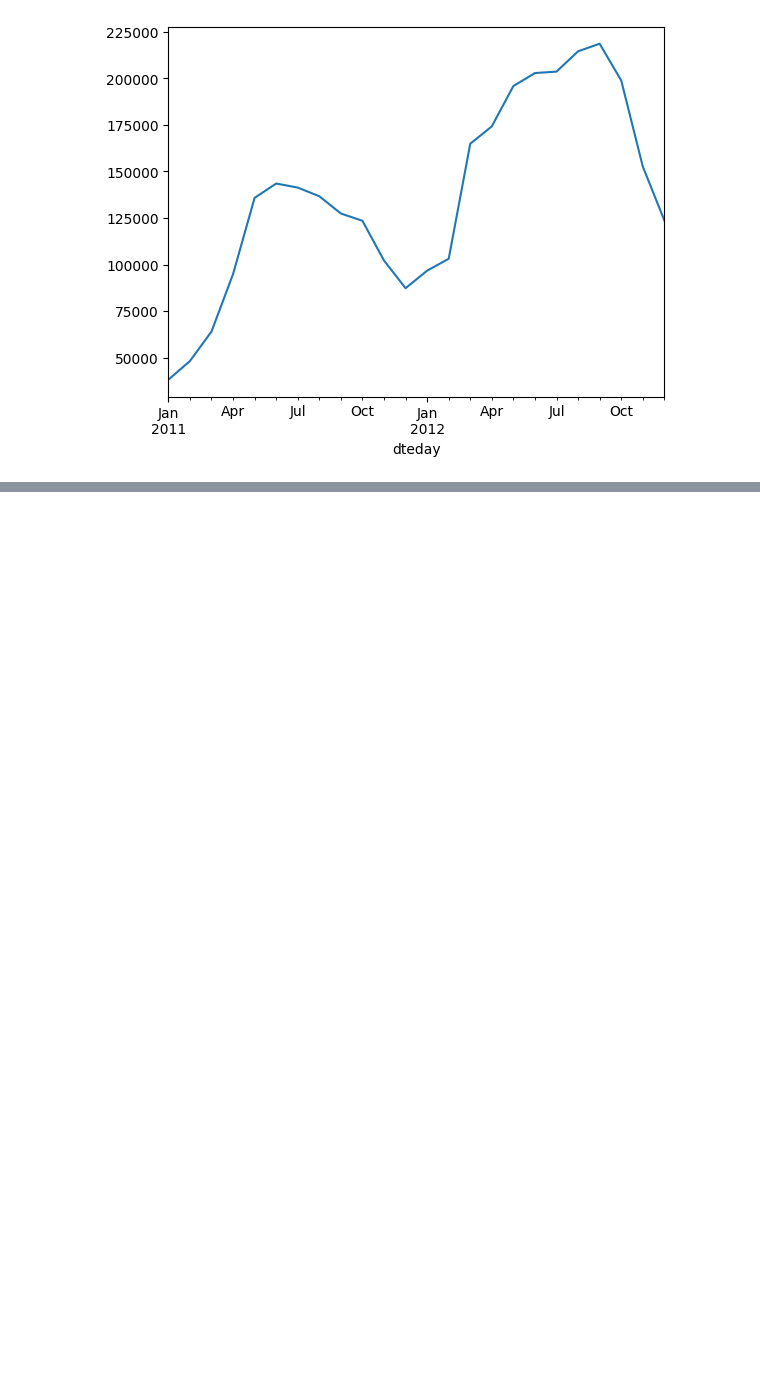
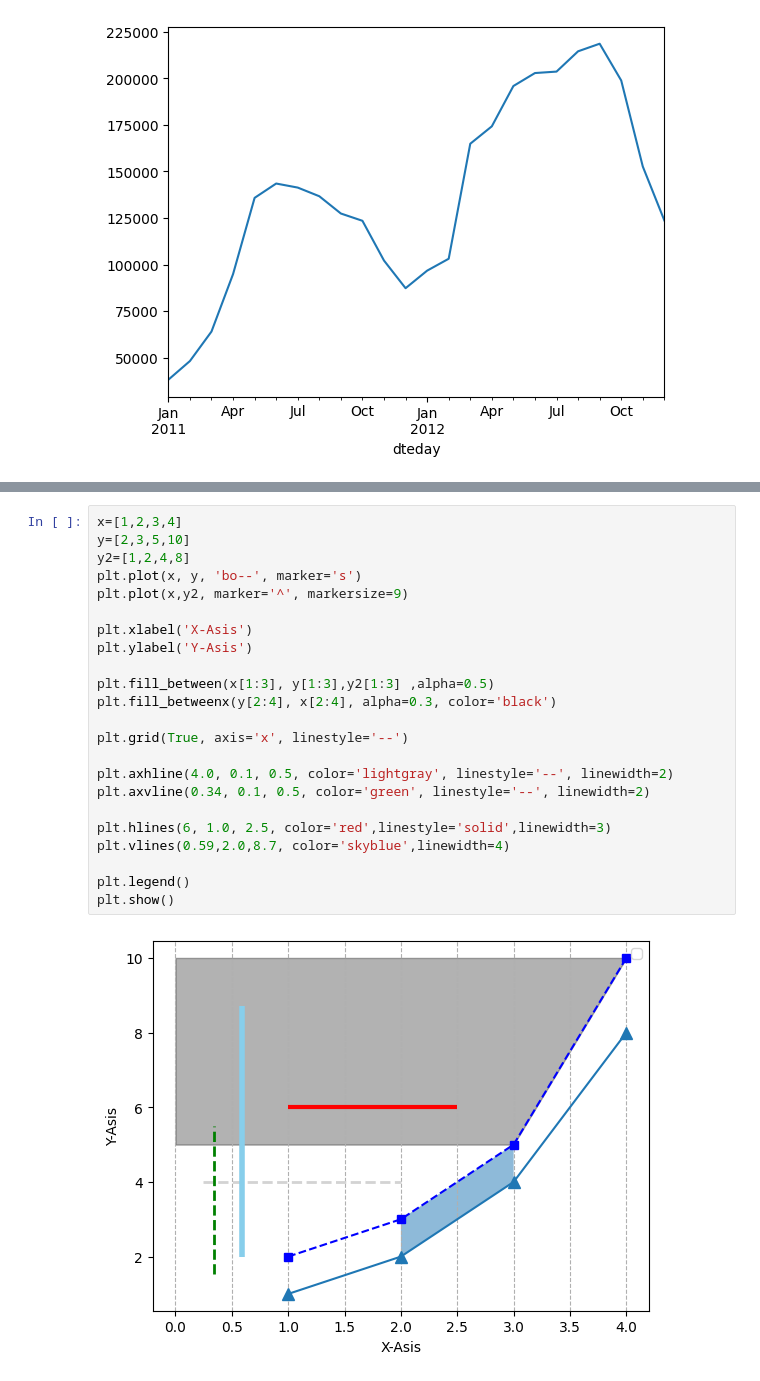
Before and after one commit to ChopinBag/cseHW, a Jupyter notebook: Practice/2-1/DS_Intro/midterm/matplot.ipynb, the cells around one changed output, grey strips where cells are left out. Saved outputs shown, nothing was run; the diff lists cells and outputs as text; blank space fills up the shorter version.

```diff
--- a/Practice/2-1/DS_Intro/midterm/matplot.ipynb
+++ b/Practice/2-1/DS_Intro/midterm/matplot.ipynb
@@ -73,0 +98,25 @@ plt.show()
+# %%
+x=[1,2,3,4]
+y=[2,3,5,10]
+y2=[1,2,4,8]
+plt.plot(x, y, 'bo--', marker='s')
+plt.plot(x,y2, marker='^', markersize=9)
+
+plt.xlabel('X-Asis')
+plt.ylabel('Y-Asis')
+
+plt.fill_between(x[1:3], y[1:3],y2[1:3] ,alpha=0.5)
+plt.fill_betweenx(y[2:4], x[2:4], alpha=0.3, color='black')
+
+plt.grid(True, axis='x', linestyle='--')
+
+plt.axhline(4.0, 0.1, 0.5, color='lightgray', linestyle='--', linewidth=2)
+plt.axvline(0.34, 0.1, 0.5, color='green', linestyle='--', linewidth=2)
+
+plt.hlines(6, 1.0, 2.5, color='red',linestyle='solid',linewidth=3)
+plt.vlines(0.59,2.0,8.7, color='skyblue',linewidth=4)
+
+plt.legend()
+plt.show()
+# %% [output]
+[figure, added]
```
Also changed, not shown: parts of 3 cells of this notebook.
